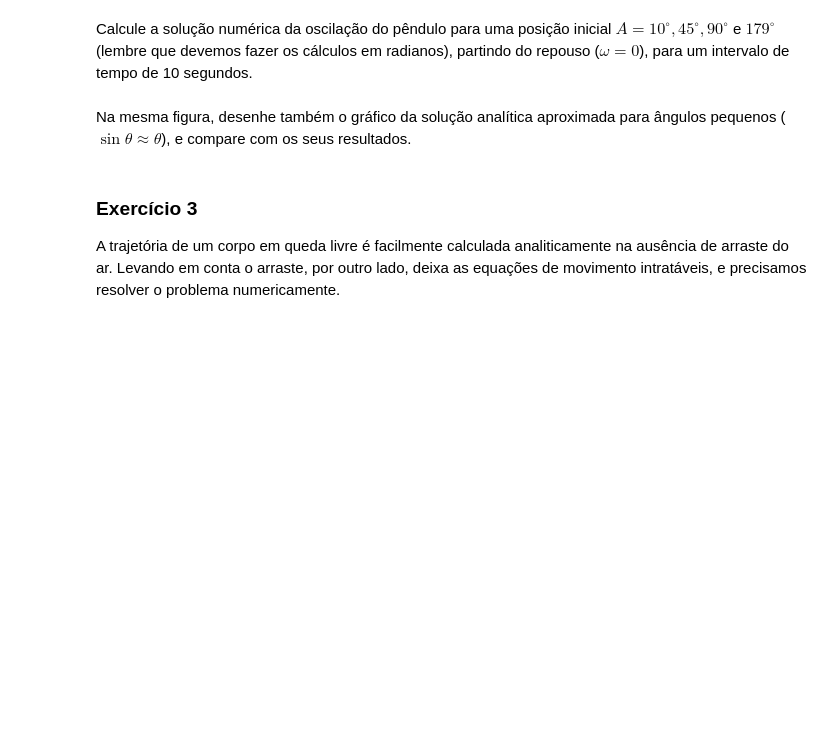
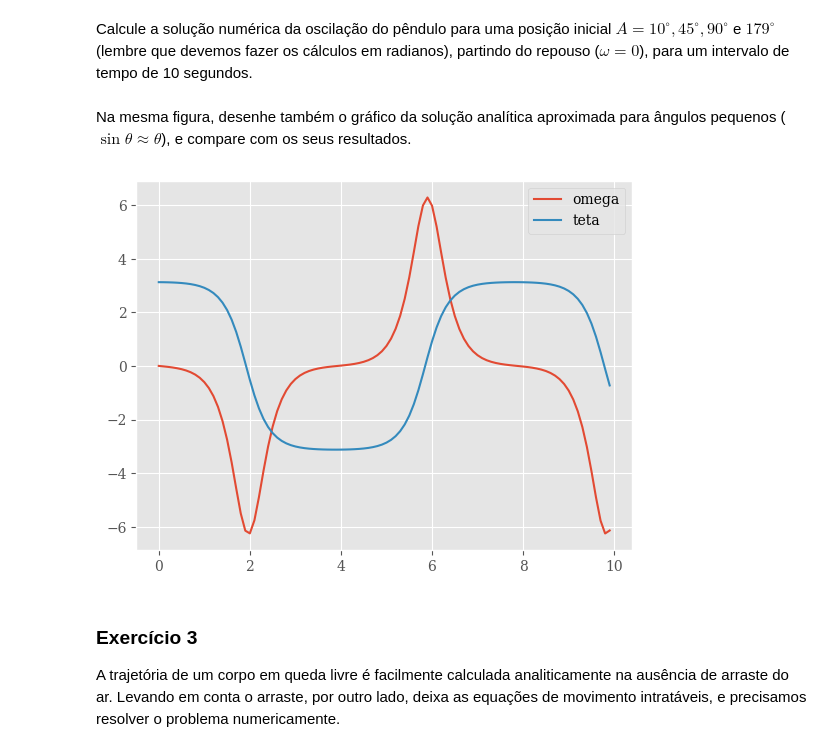
Before and after one commit to PFSLDO/FisicaComputacional, a Jupyter notebook: edo-euler-cromer.ipynb, the cells around one changed output. Drawn from its saved outputs; the diff is of its cells as text; code cells hidden in the pictures; blank space fills up the shorter version.

```diff
--- a/edo-euler-cromer.ipynb
+++ b/edo-euler-cromer.ipynb
@@ -140,3 +132,38 @@ delta_t = 10
+# %%
+angulo = 179
+L = 1
+m = 1
+omega0 = 0
+t0 = 0.0
+tf = 10
+h = 0.1
+g = 9.79
+N = int((tf - t0)/h)
+momentoI = m * L**2
+
+t = np.zeros(N)
+omega = np.zeros(N)
+omega[0] = omega0
+teta = np.zeros(N)
+teta[0] = angulo * np.pi / 180
+
+for j in range(N):
+    t[j] = t0 + j * h
+
+def f(teta):
+    return - g / L * np.sin(teta)
+
+for i in range(N-1):
+    omega[i+1] = omega[i] + h * f(teta[i])
+    teta[i+1] = teta[i] + h * omega[i+1]
+
+fig, ax = plt.subplots()
+ax.plot(t, omega, label='omega')
+ax.plot(t, teta, label='teta')
+ax.legend()
+plt.show()
+# %% [output]
+[figure, added]
 # %% [markdown]
 ### Exercício 3
 
```
Also changed, not shown: parts of 1 cell of this notebook.
